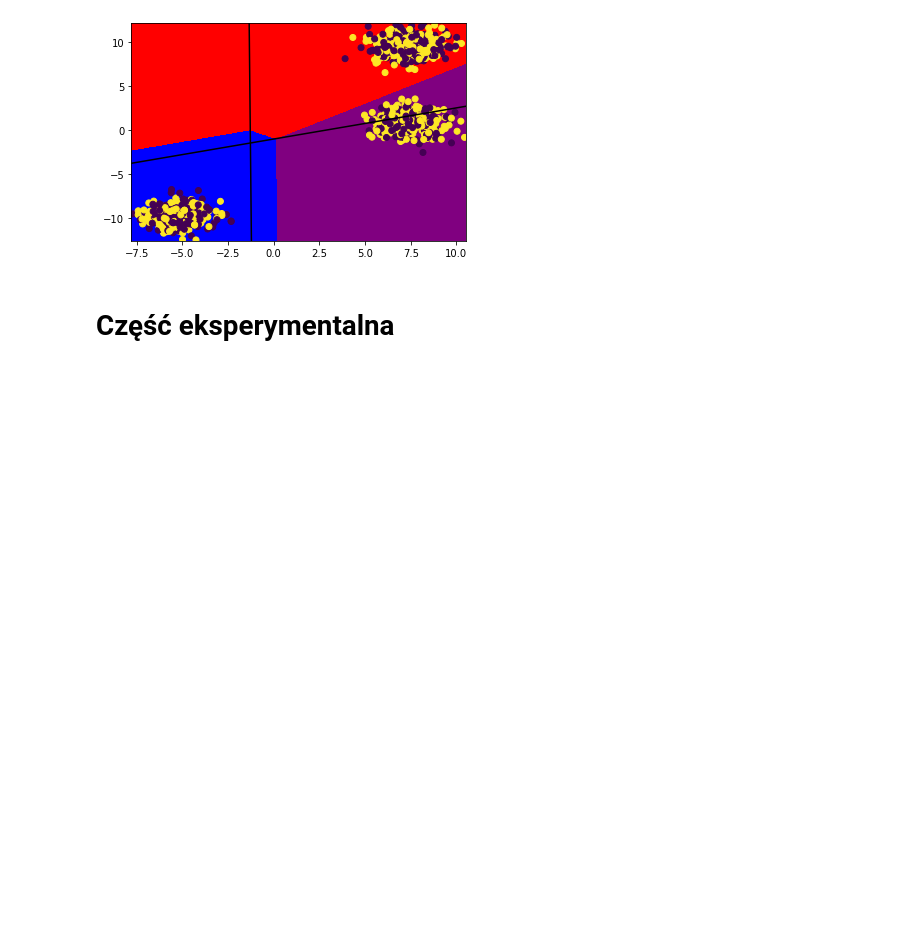
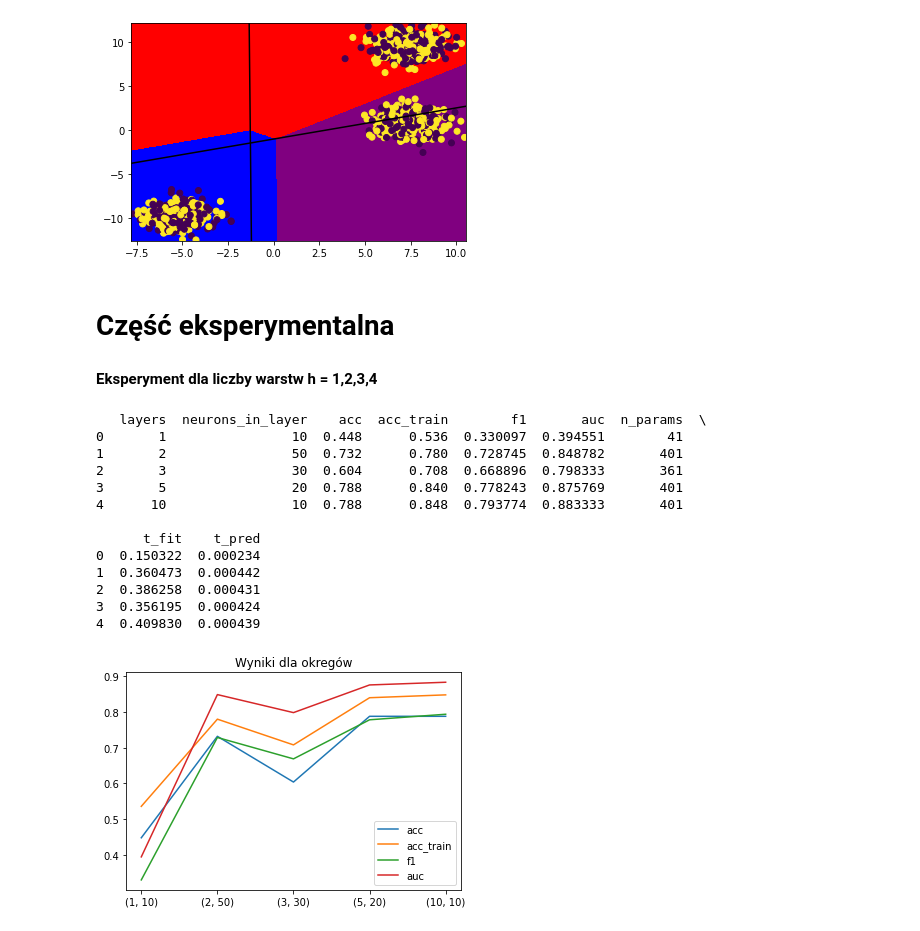
Before and after one commit to wolejnik/master-s-degree, a Jupyter notebook: classifier_MLP_ML1/main.ipynb, the cells around one changed output. Saved outputs shown, nothing was run; the diff lists cells and outputs as text; code cells hidden in the pictures; blank space fills up the shorter version.

Commit message:
:rotating_light: Created a tests for size layers and size neurons

```diff
--- a/classifier_MLP_ML1/main.ipynb
+++ b/classifier_MLP_ML1/main.ipynb
@@ -167,3 +177,5 @@ plt.show()
 [figure]
 # %% [markdown]
 # Część eksperymentalna
+# %% [markdown]
+**Eksperyment dla liczby warstw h = 1,2,3,4**
@@ -169,0 +245,24 @@ plt.show()
+# %%
+exp_data = expertiment_layers()
+df = pd.DataFrame(exp_data)
+print(df)
+df.loc[:, ["acc", "acc_train", "f1", "auc"]].plot()
+xticklabels = ["(1, 10)", "(2, 50)", "(3, 30)", "(5, 20)", "(10, 10)"]
+plt.title('Wyniki dla okregów')
+plt.xticks([0, 1, 2, 3, 4], xticklabels)
+plt.show()
+# %% [output]
+   layers  neurons_in_layer    acc  acc_train        f1       auc  n_params  \
+0       1                10  0.448      0.536  0.330097  0.394551        41
+1       2                50  0.732      0.780  0.728745  0.848782       401
+2       3                30  0.604      0.708  0.668896  0.798333       361
+3       5                20  0.788      0.840  0.778243  0.875769       401
+4      10                10  0.788      0.848  0.793774  0.883333       401
+
+      t_fit    t_pred
+0  0.150322  0.000234
+1  0.360473  0.000442
+2  0.386258  0.000431
+3  0.356195  0.000424
+4  0.409830  0.000439
+[figure, added]
```
Also changed, not shown: parts of 15 cells of this notebook.
